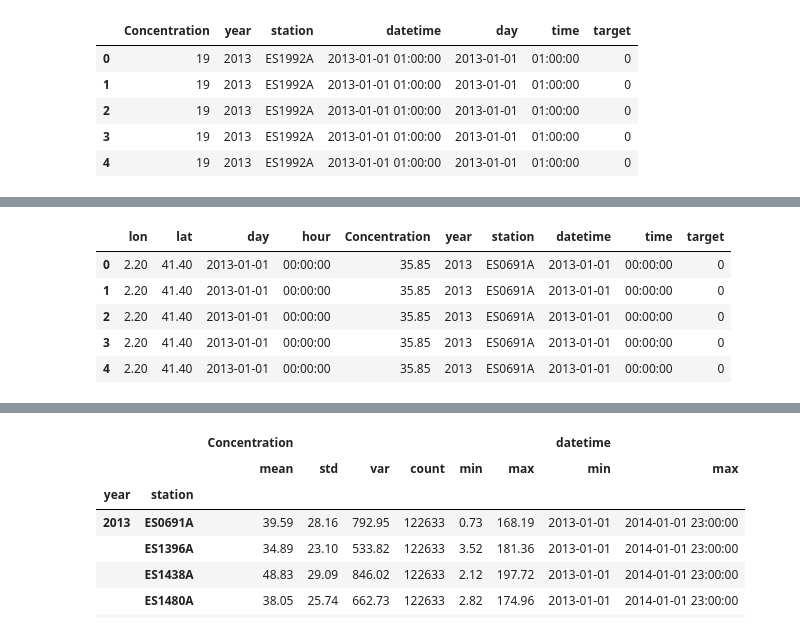
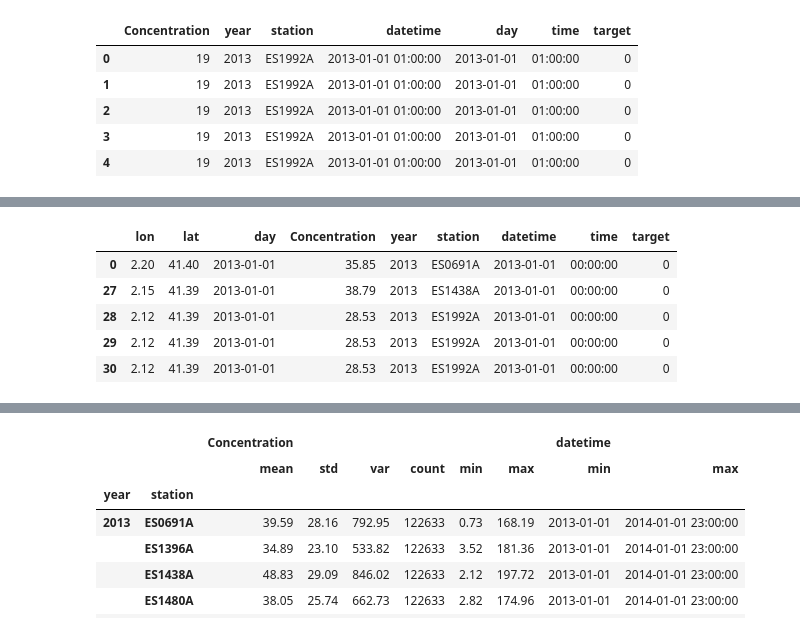
Before and after one commit to javiermas/BCNAirQualityDatathon, a Jupyter notebook: notebooks/Jonas_1.ipynb, the cells around one changed output, grey strips where cells are left out. Saved outputs shown, nothing was run; the diff lists cells and outputs as text; code cells hidden in the pictures.

```diff
--- a/notebooks/Jonas_1.ipynb
+++ b/notebooks/Jonas_1.ipynb
@@ -134,29 +137,30 @@ observations.groupby(['year', 'station']).agg({
 # %%
 models = []
 for folder in glob.glob('../data/mod/*'):
     for file in glob.glob('{}/*'.format(folder)):
         year = re.search('\d{4}', file)[0]
         station = 'ES{}A'.format(re.findall('\d{4}', file)[-1])
         data = pd.read_table(file, sep='\s+', names=mod_headers)
         data['year'] = year
         data['station'] = station
         models.append(data)
 
 models = pd.concat(models).sort_values(['day', 'hour'])
-models = models[[c for c in models.columns if c not in [
-    'AirPollutant'
-]]]
 models['datetime'] = pd.to_datetime(models['day'].astype(str) + ' ' + models['hour'].astype(str))
 models = models.sort_values('datetime', ascending=True)
 models['day'] = models['datetime'].apply(lambda dt: dt.date())
 models['time'] = models['datetime'].apply(lambda dt: dt.time())
 models = pd.merge(models, gen_daily_targets(models)[['day', 'target']], how='left', on='day')
+models = models[[c for c in models.columns if c not in [
+    'AirPollutant',
+    'hour'
+]]].sort_values('datetime')
 models.to_csv('../data/models.csv')
 models.head(5)
 # %% [output]
-|  | lon | lat | day | hour | Concentration | year | station | datetime | time | target |
-| 0 | 2.20 | 41.40 | 2013-01-01 | 00:00:00 | 35.85 | 2013 | ES0691A | 2013-01-01 | 00:00:00 | 0 |
-| 1 | 2.20 | 41.40 | 2013-01-01 | 00:00:00 | 35.85 | 2013 | ES0691A | 2013-01-01 | 00:00:00 | 0 |
-| 2 | 2.20 | 41.40 | 2013-01-01 | 00:00:00 | 35.85 | 2013 | ES0691A | 2013-01-01 | 00:00:00 | 0 |
-| 3 | 2.20 | 41.40 | 2013-01-01 | 00:00:00 | 35.85 | 2013 | ES0691A | 2013-01-01 | 00:00:00 | 0 |
-| 4 | 2.20 | 41.40 | 2013-01-01 | 00:00:00 | 35.85 | 2013 | ES0691A | 2013-01-01 | 00:00:00 | 0 |
+|  | lon | lat | day | Concentration | year | station | datetime | time | target |
+| 0 | 2.20 | 41.40 | 2013-01-01 | 35.85 | 2013 | ES0691A | 2013-01-01 | 00:00:00 | 0 |
+| 27 | 2.15 | 41.39 | 2013-01-01 | 38.79 | 2013 | ES1438A | 2013-01-01 | 00:00:00 | 0 |
+| 28 | 2.12 | 41.39 | 2013-01-01 | 28.53 | 2013 | ES1992A | 2013-01-01 | 00:00:00 | 0 |
+| 29 | 2.12 | 41.39 | 2013-01-01 | 28.53 | 2013 | ES1992A | 2013-01-01 | 00:00:00 | 0 |
+| 30 | 2.12 | 41.39 | 2013-01-01 | 28.53 | 2013 | ES1992A | 2013-01-01 | 00:00:00 | 0 |
```
Also changed, not shown: parts of 5 cells of this notebook.
